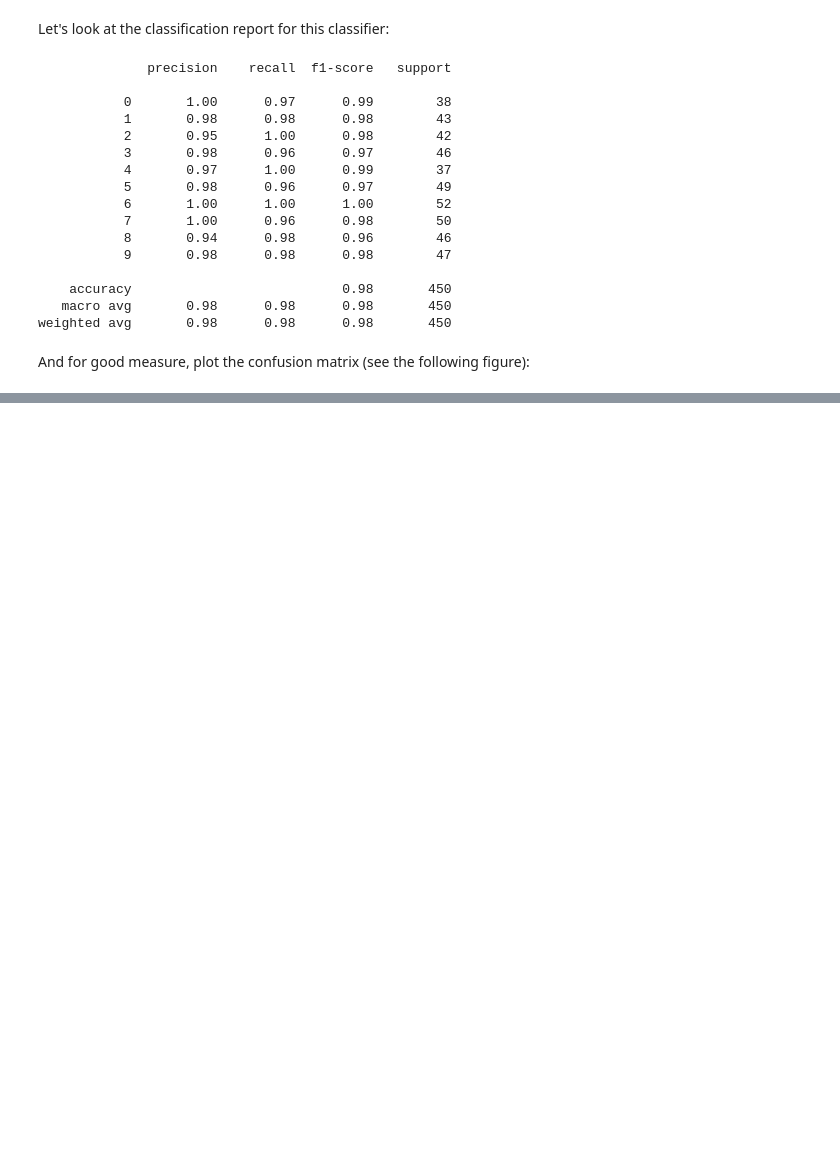
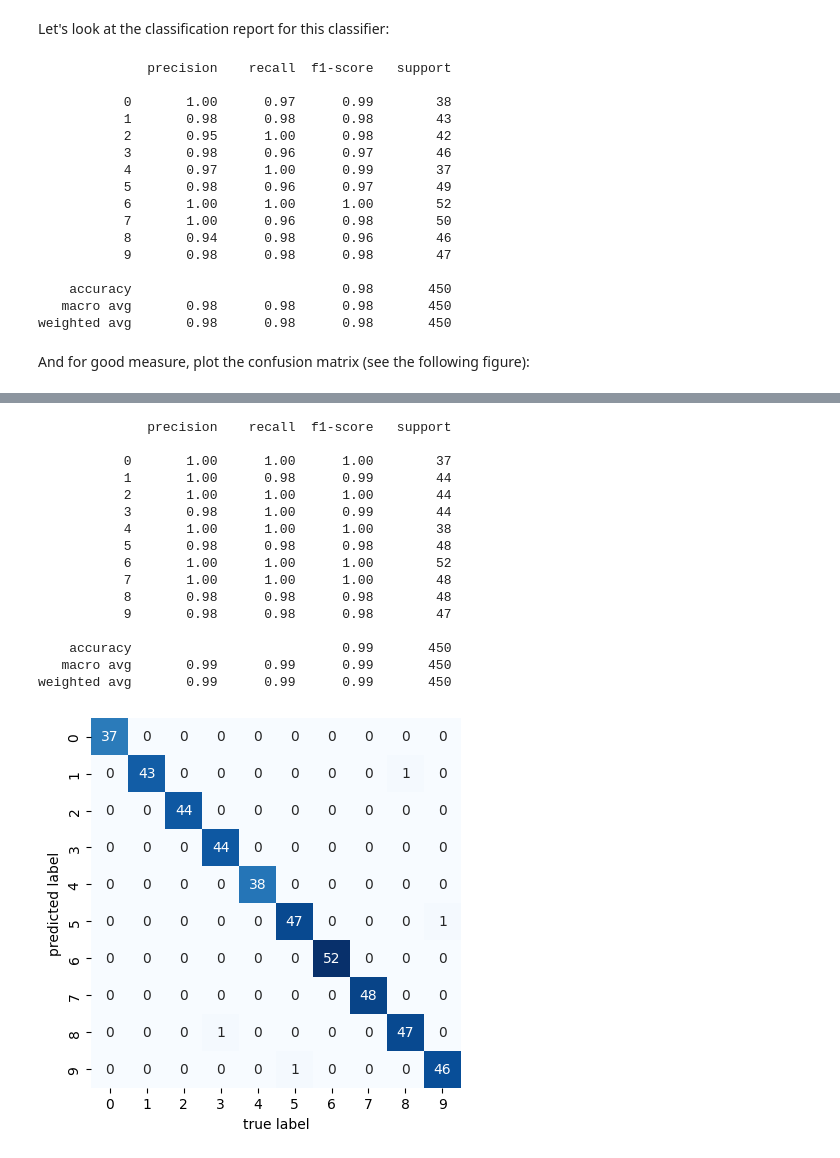
Before and after one commit to nabilnehme/AAI614_Nehme, a Jupyter notebook: Week5/AAI614O_Nabil_Nehme_Notebook5_6.ipynb, the cells around one changed output, grey strips where cells are left out. Saved outputs shown, nothing was run; the diff lists cells and outputs as text; code cells hidden in the pictures; blank space fills up the shorter version.

```diff
--- a/Week5/AAI614O_Nabil_Nehme_Notebook5_6.ipynb
+++ b/Week5/AAI614O_Nabil_Nehme_Notebook5_6.ipynb
@@ -217,0 +270,72 @@ plt.ylabel('predicted label');
+# %%
+from sklearn.datasets import load_digits
+from sklearn.model_selection import train_test_split, learning_curve
+from sklearn.svm import SVC
+from sklearn import metrics
+import seaborn as sns
+import matplotlib.pyplot as plt
+from sklearn.metrics import confusion_matrix
+import numpy as np
+
+# Load the digits dataset
+digits = load_digits()
+
+# Train-test split
+Xtrain, Xtest, ytrain, ytest = train_test_split(digits.data, digits.target, random_state=0)
+
+# Use Support Vector Classifier (SVC) with a linear kernel
+model = SVC()
+model.fit(Xtrain, ytrain)
+ypred = model.predict(Xtest)
+
+# Print classification report
+print(metrics.classification_report(ypred, ytest))
+
+# Confusion matrix
+mat = confusion_matrix(ytest, ypred)
+sns.heatmap(mat.T, square=True, annot=True, fmt='d', cbar=False, cmap='Blues')
+plt.xlabel('true label')
+plt.ylabel('predicted label')
+plt.show()
+
+# Plot the accuracy curve (learning curve)
+train_sizes, train_scores, validation_scores = learning_curve(
+    model, Xtrain, ytrain, train_sizes=np.linspace(0.1, 1.0, 10), cv=5, scoring='accuracy'
+)
+
+# Calculate the mean and standard deviation for the training and validation scores
+train_mean = np.mean(train_scores, axis=1)
+train_std = np.std(train_scores, axis=1)
+validation_mean = np.mean(validation_scores, axis=1)
+validation_std = np.std(validation_scores, axis=1)
+
+# Plotting the learning curve
+plt.figure(figsize=(10, 6))
+plt.plot(train_sizes, train_mean, label='Training accuracy', color='blue')
+plt.plot(train_sizes, validation_mean, label='Validation accuracy', color='red')
+plt.fill_between(train_sizes, train_mean - train_std, train_mean + train_std, color='blue', alpha=0.2)
+plt.fill_between(train_sizes, validation_mean - validation_std, validation_mean + validation_std, color='red', alpha=0.2)
+plt.xlabel('Training Size')
+plt.ylabel('Accuracy')
+plt.title('Learning Curve for SVC (Linear Kernel)')
+plt.legend()
+plt.grid(True)
+plt.show()
+# %% [output]
+              precision    recall  f1-score   support
+
+           0       1.00      1.00      1.00        37
+           1       1.00      0.98      0.99        44
+           2       1.00      1.00      1.00        44
+           3       0.98      1.00      0.99        44
+           4       1.00      1.00      1.00        38
+           5       0.98      0.98      0.98        48
+           6       1.00      1.00      1.00        52
+           7       1.00      1.00      1.00        48
+           8       0.98      0.98      0.98        48
+           9       0.98      0.98      0.98        47
+
+    accuracy                           0.99       450
+   macro avg       0.99      0.99      0.99       450
+weighted avg       0.99      0.99      0.99       450
+[figure, added]
```
Also changed, not shown: parts of 6 cells of this notebook.
